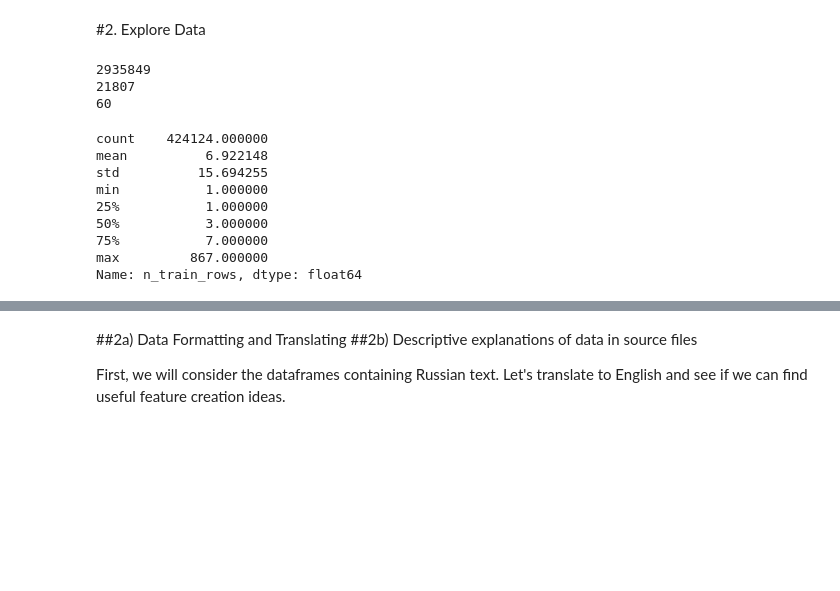
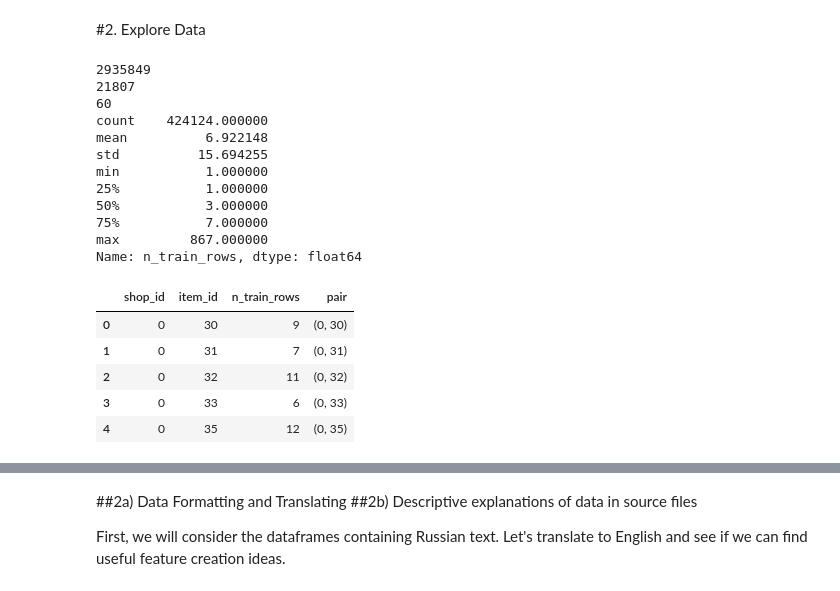
Before and after one commit to migai/Kag, a Jupyter notebook: ipynb_versions/MG_EDA_v2.5.ipynb, the cells around one changed output, grey strips where cells are left out. Drawn from its saved outputs; the diff is of its cells as text; code cells hidden in the pictures; blank space fills up the shorter version.

```diff
--- a/ipynb_versions/MG_EDA_v2.5.ipynb
+++ b/ipynb_versions/MG_EDA_v2.5.ipynb
@@ -556,22 +556,30 @@ print(a)
 # %%
 print(len(sales_train))
 print(sales_train.item_id.nunique())
 print(sales_train.shop_id.nunique())
 shop_item_pairs = sales_train.groupby(['shop_id','item_id']).size().reset_index().rename(columns={0:'n_train_rows'})
-shop_item_pairs.n_train_rows.describe()
+shop_item_pairs['pair'] = list(zip(shop_item_pairs.shop_id, shop_item_pairs.item_id))  # make a column of (shop, item) tuples to compare with test set
+print(shop_item_pairs.n_train_rows.describe())
+shop_item_pairs.head()
 # %% [output]
 2935849
 21807
 60
+count    424124.000000
+mean          6.922148
+std          15.694255
+min           1.000000
+25%           1.000000
+50%           3.000000
+75%           7.000000
+max         867.000000
+Name: n_train_rows, dtype: float64
-count    424124.000000
-mean          6.922148
-std          15.694255
-min           1.000000
-25%           1.000000
-50%           3.000000
-75%           7.000000
-max         867.000000
-Name: n_train_rows, dtype: float64
+|  | shop_id | item_id | n_train_rows | pair |
+| 0 | 0 | 30 | 9 | (0, 30) |
+| 1 | 0 | 31 | 7 | (0, 31) |
+| 2 | 0 | 32 | 11 | (0, 32) |
+| 3 | 0 | 33 | 6 | (0, 33) |
+| 4 | 0 | 35 | 12 | (0, 35) |
 # %%
 print(len(test))
 print(test.item_id.nunique())
```
Also changed, not shown: parts of 10 cells of this notebook, 1 other file.
